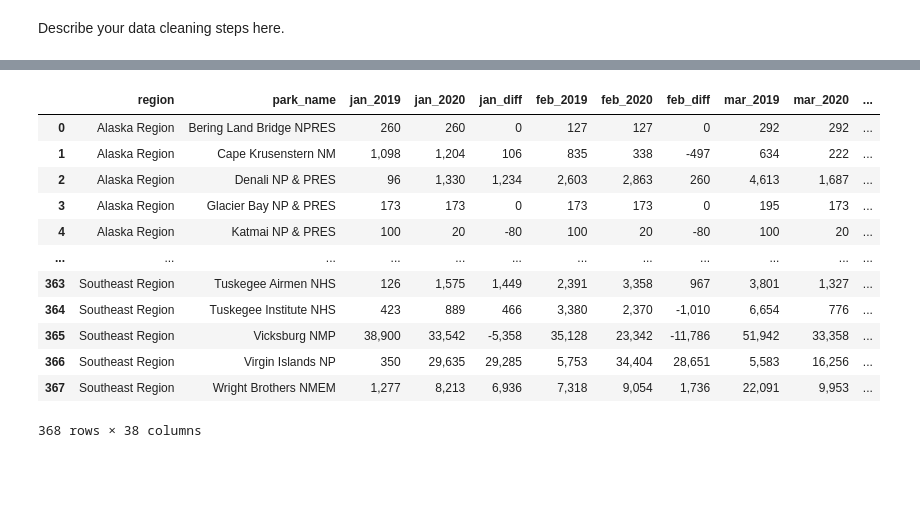
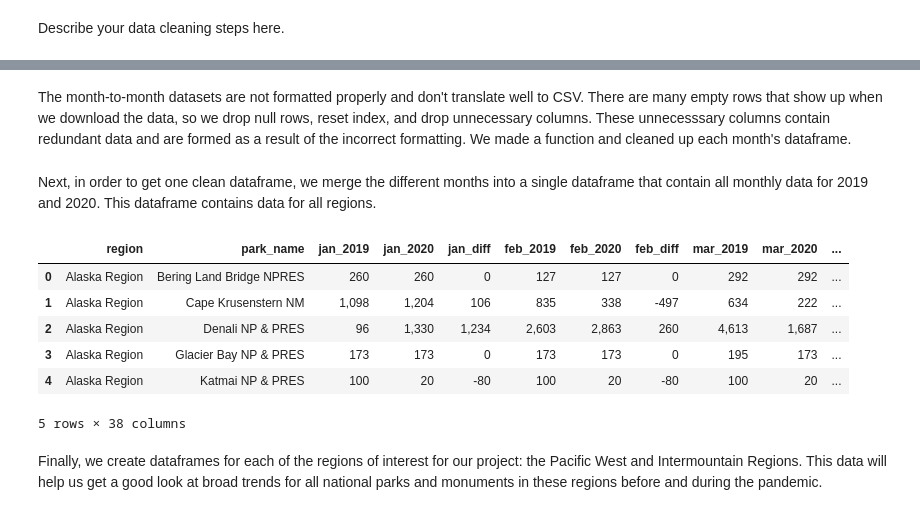
Before and after one commit to mqdhilla/COGS108_Repo, a Jupyter notebook: DataCheckpointGroup043-Wi22.ipynb, the cells around one changed output, grey strips where cells are left out. Drawn from its saved outputs; the diff is of its cells as text; code cells hidden in the pictures; blank space fills up the shorter version.

```diff
--- a/DataCheckpointGroup043-Wi22.ipynb
+++ b/DataCheckpointGroup043-Wi22.ipynb
@@ -127,3 +164,5 @@ df_dec19_20 = pd.read_csv('https://raw.githubusercontent.com/mqdhilla/COGS108_Re
+# %% [markdown]
+The month-to-month datasets are not formatted properly and don't translate well to CSV. There are many empty rows that show up when we download the data, so we drop null rows, reset index, and drop unnecessary columns. These unnecesssary columns contain redundant data and are formed as a result of the incorrect formatting. We made a function and cleaned up each month's dataframe.
 # %%
 # create a function that takes in parameters dataframe and month name
 # and returns a dataframe without null values and with needed data only
@@ -155,6 +194,8 @@ df_sep19_20 = clean_data(df_sep19_20, months[8])
 df_oct19_20 = clean_data(df_oct19_20, months[9])
 df_nov19_20 = clean_data(df_nov19_20, months[10])
 df_dec19_20 = clean_data(df_dec19_20, months[11])
+# %% [markdown]
+Next, in order to get one clean dataframe, we merge the different months into a single dataframe that contain all monthly data for 2019 and 2020. This dataframe contains data for all regions.
 # %%
 complete_df = df_jan19_20.merge(df_feb19_20)
 complete_df = complete_df.merge(df_mar19_20)
@@ -168,18 +209,14 @@ complete_df = complete_df.merge(df_oct19_20)
 complete_df = complete_df.merge(df_nov19_20)
 complete_df = complete_df.merge(df_dec19_20)
 # %%
-complete_df
+complete_df.head()
 # %% [output]
 |  | region | park_name | jan_2019 | jan_2020 | jan_diff | feb_2019 | feb_2020 | feb_diff | mar_2019 | mar_2020 | ... |
 | 0 | Alaska Region | Bering Land Bridge NPRES | 260 | 260 | 0 | 127 | 127 | 0 | 292 | 292 | ... |
 | 1 | Alaska Region | Cape Krusenstern NM | 1,098 | 1,204 | 106 | 835 | 338 | -497 | 634 | 222 | ... |
 | 2 | Alaska Region | Denali NP & PRES | 96 | 1,330 | 1,234 | 2,603 | 2,863 | 260 | 4,613 | 1,687 | ... |
 | 3 | Alaska Region | Glacier Bay NP & PRES | 173 | 173 | 0 | 173 | 173 | 0 | 195 | 173 | ... |
 | 4 | Alaska Region | Katmai NP & PRES | 100 | 20 | -80 | 100 | 20 | -80 | 100 | 20 | ... |
-| ... | ... | ... | ... | ... | ... | ... | ... | ... | ... | ... | ... |
-| 363 | Southeast Region | Tuskegee Airmen NHS | 126 | 1,575 | 1,449 | 2,391 | 3,358 | 967 | 3,801 | 1,327 | ... |
-| 364 | Southeast Region | Tuskegee Institute NHS | 423 | 889 | 466 | 3,380 | 2,370 | -1,010 | 6,654 | 776 | ... |
-| 365 | Southeast Region | Vicksburg NMP | 38,900 | 33,542 | -5,358 | 35,128 | 23,342 | -11,786 | 51,942 | 33,358 | ... |
-| 366 | Southeast Region | Virgin Islands NP | 350 | 29,635 | 29,285 | 5,753 | 34,404 | 28,651 | 5,583 | 16,256 | ... |
-| 367 | Southeast Region | Wright Brothers NMEM | 1,277 | 8,213 | 6,936 | 7,318 | 9,054 | 1,736 | 22,091 | 9,953 | ... |
-368 rows × 38 columns
+5 rows × 38 columns
+# %% [markdown]
+Finally, we create dataframes for each of the regions of interest for our project: the Pacific West and Intermountain Regions. This data will help us get a good look at broad trends for all national parks and monuments in these regions before and during the pandemic.
```
Also changed, not shown: parts of 10 cells of this notebook.
